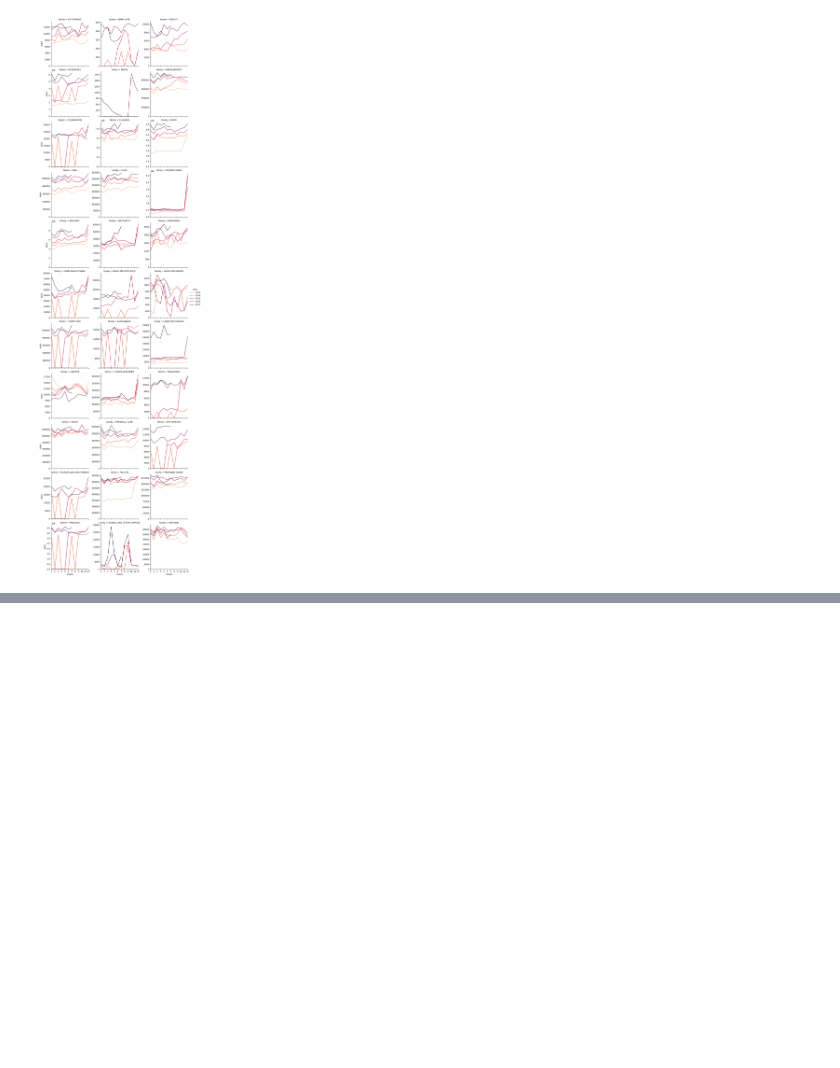
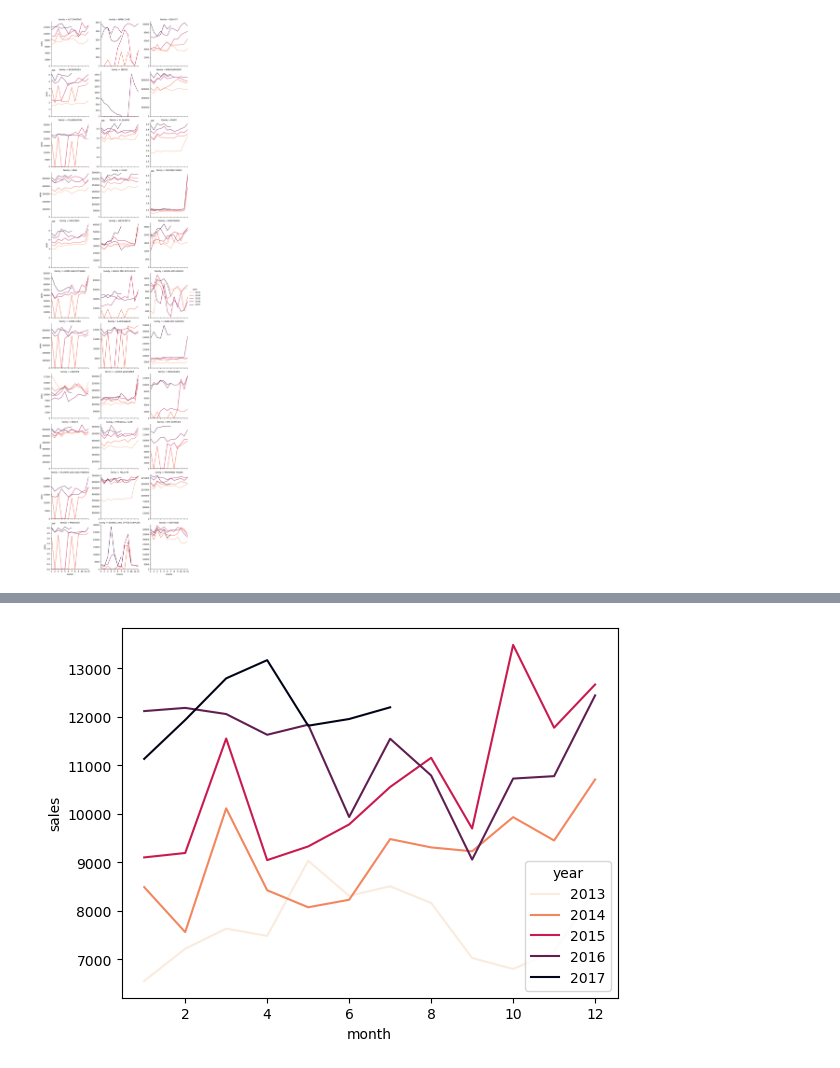
Before and after one commit to lomvix/time-series-study, a Jupyter notebook: Time Series Forecasting.ipynb, the cells around one changed output, grey strips where cells are left out. Saved outputs shown, nothing was run; the diff lists cells and outputs as text; code cells hidden in the pictures; blank space fills up the shorter version.

```diff
--- a/Time Series Forecasting.ipynb
+++ b/Time Series Forecasting.ipynb
@@ -198,0 +1011,9 @@ product_lineplots.set(xlim=(1, 12), ylim=(0, None), xticks=[1, 2, 3, 4, 5, 6, 7,
+# %%
+#train.drop("id",inplace=True,axis=1)
+# train["family"]=LabelEncoder().fit_transform(train["family"])
+train['date'] = pd.to_datetime(train['date'])
+train['year'] = train['date'].dt.year
+train['month'] = train['date'].dt.month
+
+monthly_sales = original_train.groupby(['family', 'year','month']).agg({"sales" : "sum"}).reset_index()
+#train_dealed= pd.concat([train["store_nbr"],train["family"],train["onpromotion"]],axis=1)
@@ -198,0 +1066,4 @@ product_lineplots.set(xlim=(1, 12), ylim=(0, None), xticks=[1, 2, 3, 4, 5, 6, 7,
+# %%
+total_plot = sns.lineplot(x='month', y='sales', hue='year', palette='rocket_r', data=monthly_sales[monthly_sales["family"]=="AUTOMOTIVE"][:-1])
+# %% [output]
+[figure, added]
```
Also changed, not shown: parts of 18 cells of this notebook.
